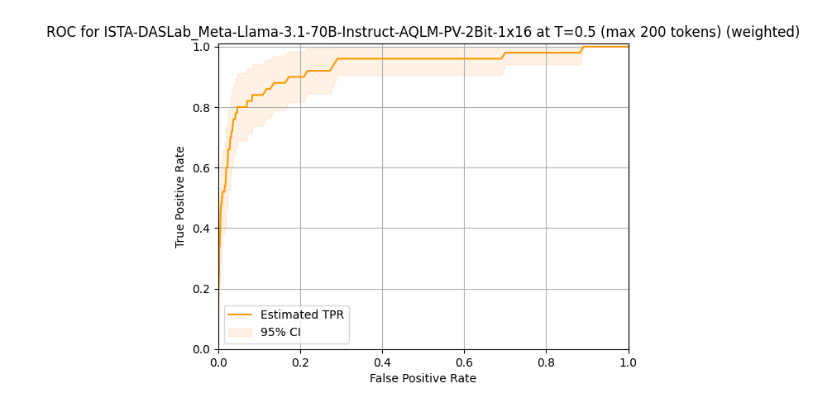
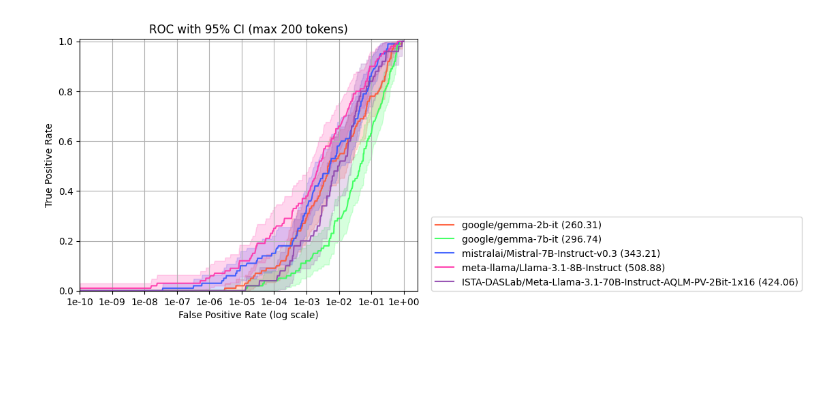
Before and after one commit to JackBlake-zkq/synthid-text, a Jupyter notebook: notebooks/roc_curves.ipynb, the cells around one changed output. Saved outputs shown, nothing was run; the diff lists cells and outputs as text; code cells hidden in the pictures; blank space fills up the shorter version.

```diff
--- a/notebooks/roc_curves.ipynb
+++ b/notebooks/roc_curves.ipynb
@@ -6,20 +6,26 @@ from synthid_text.detector_frequentist import frequentist_score, weighted_freque
 from scipy.stats import norm
 import matplotlib.ticker as ticker
 # %%
-MODEL_NAME = "ISTA-DASLab_Meta-Llama-3.1-70B-Instruct-AQLM-PV-2Bit-1x16"
+MODEL_NAMES = [ # can comment out models to exclude them
+    "google/gemma-2b-it",
+    "google/gemma-7b-it",
+    "mistralai/Mistral-7B-Instruct-v0.3",
+    "meta-llama/Llama-3.1-8B-Instruct",
+    "ISTA-DASLab/Meta-Llama-3.1-70B-Instruct-AQLM-PV-2Bit-1x16"
+    ]
+COLORS = ["#FF5733", "#33FF57", "#3357FF", "#FF33AA", "#8E44AD"]
 TEMPERATURE = 0.5
-ROC_TOKEN_LIMIT = 200 #for second ROC curve where we only consider the first e.g. 200 tokens
+ROC_TOKEN_LIMIT = 200 # only consider up to e.g. 200 tokens
 USE_WEIGHTED = True
 IS_WATERMARKED = True
-ROC_SEGMENTS = 5
+ROC_SEGMENTS = 10
 # %%
-F_MODEL_NAME = MODEL_NAME.replace("/", "_")
+F_MODEL_NAMES =  [name.replace("/", "_") for name in MODEL_NAMES]
 frequentist_score = frequentist_score if not USE_WEIGHTED else weighted_frequentist_score
 WM_STR = "wm" if IS_WATERMARKED else "uwm"
 WM_SUFFIX = " (unwatermarked)" if not IS_WATERMARKED else ""
-WEIGHTED_SUFFIX = " (weighted)" if USE_WEIGHTED else " (unweighted)"
+WEIGHTED_SUFFIX = "" if USE_WEIGHTED else " (unweighted)"
 # %%
-padded_eli5_g_values = torch.load(f"../frequentist_experiment_data/eli5_g_values_{F_MODEL_NAME}_t={TEMPERATURE}_{WM_STR}.pt", map_location=torch.device('cpu'))
-padded_eli5_combined_mask = torch.load(f"../frequentist_experiment_data/eli5_combined_mask_{F_MODEL_NAME}_t={TEMPERATURE}_{WM_STR}.pt", map_location=torch.device('cpu'))
-eli5_perplexities = torch.load(f"../frequentist_experiment_data/eli5_perplexities_{F_MODEL_NAME}_t={TEMPERATURE}_{WM_STR}.pt", map_location=torch.device('cpu'))
+padded_eli5_g_values = [torch.load(f"../frequentist_experiment_data/eli5_g_values_{F_MODEL_NAME}_t={TEMPERATURE}_{WM_STR}.pt", map_location=torch.device('cpu')) for F_MODEL_NAME in F_MODEL_NAMES]
+padded_eli5_combined_mask = [torch.load(f"../frequentist_experiment_data/eli5_combined_mask_{F_MODEL_NAME}_t={TEMPERATURE}_{WM_STR}.pt", map_location=torch.device('cpu')) for F_MODEL_NAME in F_MODEL_NAMES]
 # %%
@@ -97,11 +92,11 @@ ROC(eli5_freq_scores, log_scale=True)
 # %%
 # ROC Curve for first ROC_TOKEN_LIMIT tokens
 # To avoid having models that output more text getting better detectability
 
-eli5_freq_scores_limited = frequentist_score(
-    padded_eli5_g_values.cpu().numpy()[:,:ROC_TOKEN_LIMIT,:], padded_eli5_combined_mask.cpu().numpy()[:,:ROC_TOKEN_LIMIT]
-)
+eli5_freq_scores_limited = [frequentist_score(
+    padded_eli5_g_values[i].cpu().numpy()[:,:ROC_TOKEN_LIMIT,:], padded_eli5_combined_mask[i].cpu().numpy()[:,:ROC_TOKEN_LIMIT]
+) for i in range(len(MODEL_NAMES))]
 
-ROC(eli5_freq_scores_limited, f" (max {ROC_TOKEN_LIMIT} tokens)", log_scale=False)
+ROC(eli5_freq_scores_limited, f" (max {ROC_TOKEN_LIMIT} tokens)", log_scale=True)
 # %% [output]
-[figure, old version]
+[figure, new version]
```
Also changed, not shown: parts of 5 cells of this notebook, 1 other file.
